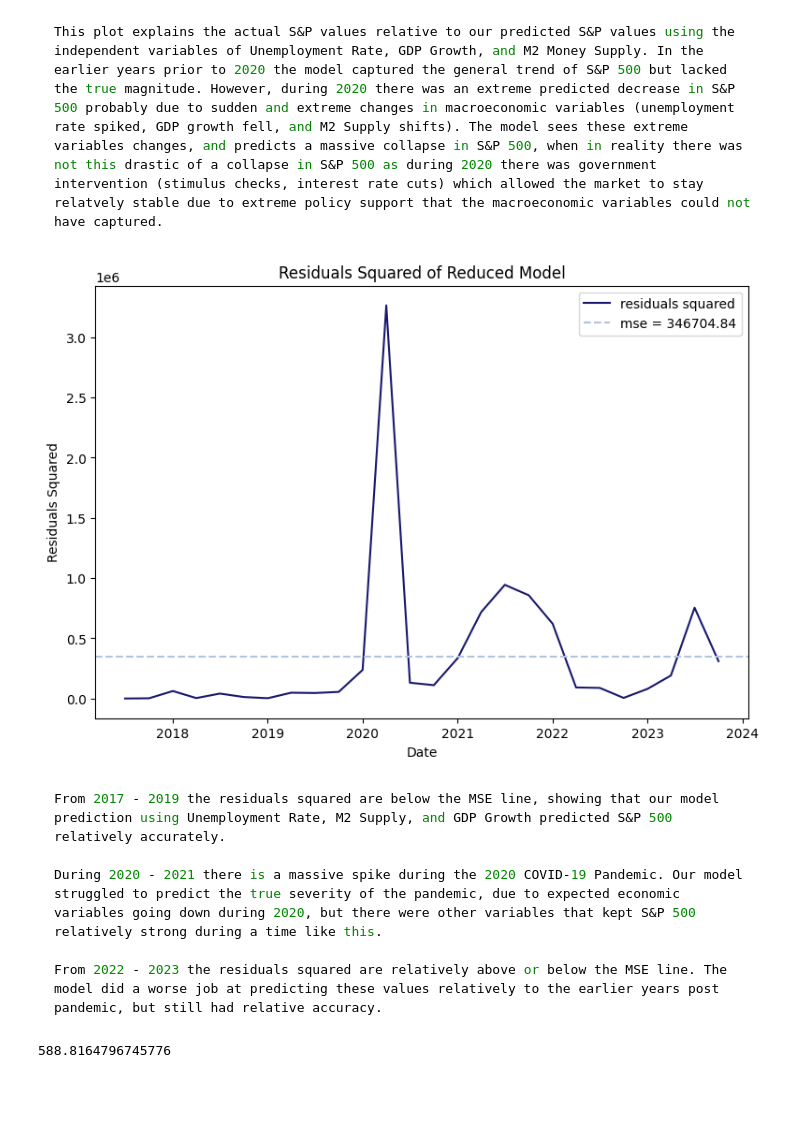
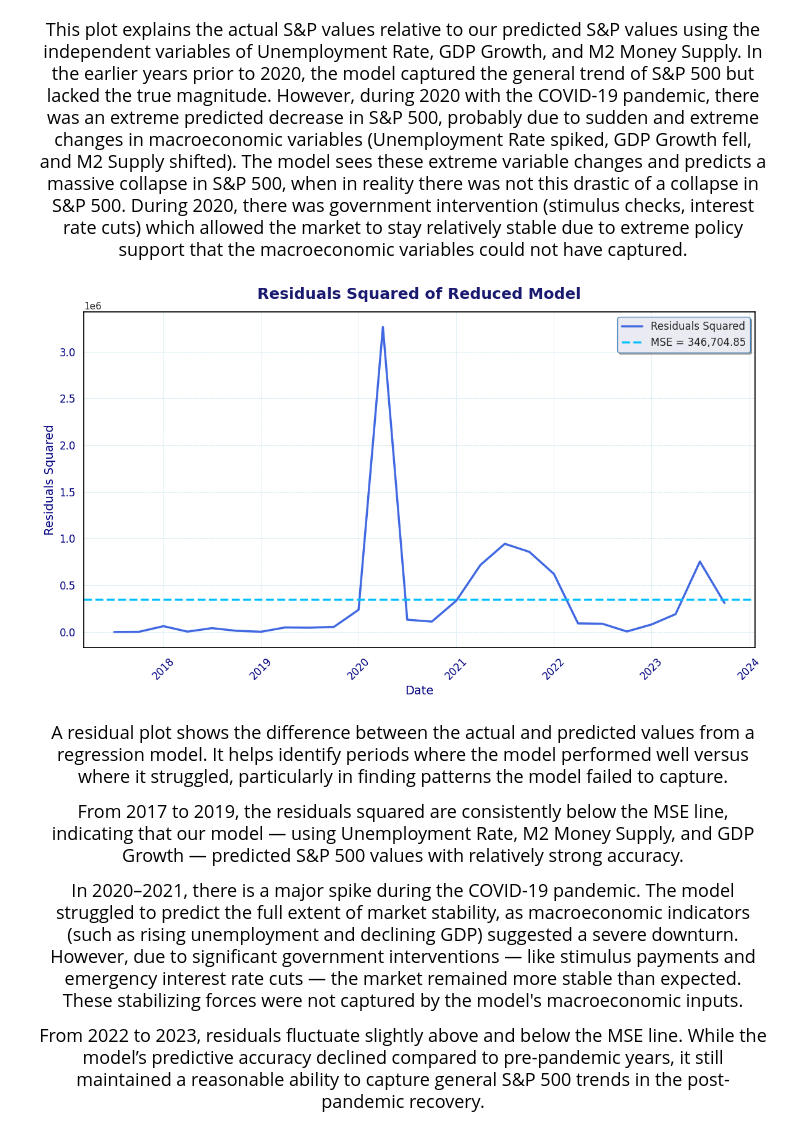
Before and after one commit to allarde2/Macroeconomic-Factors-Stock-Maket-Performance-CMSE-202-final-project-, a Jupyter notebook: multiple/S&P 500 Multiple.ipynb, the cells around one changed output. Cells and saved outputs as stored; diff of their text form; code cells hidden in the pictures; blank space fills up the shorter version.

Commit message:
Updated Multiple Linear Regression Background & SP 500 MLR

````diff
--- a/multiple/S&P 500 Multiple.ipynb
+++ b/multiple/S&P 500 Multiple.ipynb
@@ -166,32 +240,50 @@ plt.show()
 # %% [markdown]
-```bash
-This plot explains the actual S&P values relative to our predicted S&P values using the independent variables of Unemployment Rate, GDP Growth, and M2 Money Supply. In the earlier years prior to 2020 the model captured the general trend of S&P 500 but lacked the true magnitude. However, during 2020 there was an extreme predicted decrease in S&P 500 probably due to sudden and extreme changes in macroeconomic variables (unemployment rate spiked, GDP growth fell, and M2 Supply shifts). The model sees these extreme variables changes, and predicts a massive collapse in S&P 500, when in reality there was not this drastic of a collapse in S&P 500 as during 2020 there was government intervention (stimulus checks, interest rate cuts) which allowed the market to stay relatvely stable due to extreme policy support that the macroeconomic variables could not have captured.
-```
+<p style="font-family: 'Times New Roman'; font-size: 18px; text-align: center; color: black;">
+  This plot explains the actual S&P values relative to our predicted S&P values using the independent variables of Unemployment Rate, GDP Growth, and M2 Money Supply. In the earlier years prior to 2020, the model captured the general trend of S&P 500 but lacked the true magnitude. However, during 2020 with the COVID-19 pandemic, there was an extreme predicted decrease in S&P 500, probably due to sudden and extreme changes in macroeconomic variables (Unemployment Rate spiked, GDP Growth fell, and M2 Supply shifted). The model sees these extreme variable changes and predicts a massive collapse in S&P 500, when in reality there was not this drastic of a collapse in S&P 500. During 2020, there was government intervention (stimulus checks, interest rate cuts) which allowed the market to stay relatively stable due to extreme policy support that the macroeconomic variables could not have captured.
+</p>
 # %%
-# Residual Squared Plot
-y_test_series_reduced =  y_test.squeeze() # convert to series, to calculate residuals
-
+y_test_series_reduced = y_test.squeeze()
 residuals_squared_reduced = (y_test_series_reduced - y_pred_reduced) ** 2
 
-plt.figure(figsize = (9,6))
-plt.plot(dates, residuals_squared_reduced, color = 'midnightblue', label = 'residuals squared')
-plt.axhline(mse_reduced, color = 'lightsteelblue', label = 'mse = 346704.84', linestyle = '--')
-plt.xlabel('Date')
-plt.ylabel('Residuals Squared')
-plt.title('Residuals Squared of Reduced Model')
-plt.legend()
+# Consulted gen ai for plot aesthetics
+plt.figure(figsize = (12, 7))
+plt.plot(dates, residuals_squared_reduced, label = 'Residuals Squared', color = 'royalblue', linewidth = 2.5)
+plt.axhline(mse_reduced, label = f'MSE = {mse_reduced:,.2f}',
+            color = 'deepskyblue', linewidth = 2.5, linestyle = '--')
+
+plt.title('Residuals Squared of Reduced Model', fontsize = 18, fontweight = 'bold', pad = 15, color = 'midnightblue')
+plt.xlabel('Date', fontsize = 14, color = 'navy')
+plt.ylabel('Residuals Squared', fontsize = 14, color = 'navy')
+plt.xticks(rotation = 45, fontsize = 12, color = 'navy')
+plt.yticks(fontsize = 12, color = 'navy')
+plt.grid(visible = True, linestyle = '--', linewidth = 0.5, alpha = 0.7, color = 'lightblue')
+
+for spine in plt.gca().spines.values():
+    spine.set_visible(True)
+    spine.set_linewidth(1.25)
+    spine.set_color('black')
+
+
+plt.gca().set_facecolor('white')
+plt.legend(loc = 'upper right', fontsize = 12, frameon = True, shadow = True, edgecolor = 'steelblue')
+
+plt.tight_layout()
 plt.show()
 # %% [output]
-[figure, old version]
+[figure, new version]
 # %% [markdown]
-```bash
-From 2017 - 2019 the residuals squared are below the MSE line, showing that our model prediction using Unemployment Rate, M2 Supply, and GDP Growth predicted S&P 500 relatively accurately.
+<p style="font-family: 'Times New Roman'; font-size: 18px; text-align: center; color: black;">
+  A residual plot shows the difference between the actual and predicted values from a regression model. It helps identify periods where the model performed well versus where it struggled, particularly in finding patterns the model failed to capture.
+</p>
 
-During 2020 - 2021 there is a massive spike during the 2020 COVID-19 Pandemic. Our model struggled to predict the true severity of the pandemic, due to expected economic variables going down during 2020, but there were other variables that kept S&P 500 relatively strong during a time like this.
+<p style="font-family: 'Times New Roman'; font-size: 18px; text-align: center; color: black;">
+  From 2017 to 2019, the residuals squared are consistently below the MSE line, indicating that our model — using Unemployment Rate, M2 Money Supply, and GDP Growth — predicted S&P 500 values with relatively strong accuracy.
+</p>
 
-From 2022 - 2023 the residuals squared are relatively above or below the MSE line. The model did a worse job at predicting these values relatively to the earlier years post pandemic, but still had relative accuracy.
-```
+<p style="font-family: 'Times New Roman'; font-size: 18px; text-align: center; color: black;">
+  In 2020–2021, there is a major spike during the COVID-19 pandemic. The model struggled to predict the full extent of market stability, as macroeconomic indicators (such as rising unemployment and declining GDP) suggested a severe downturn. However, due to significant government interventions — like stimulus payments and emergency interest rate cuts — the market remained more stable than expected. These stabilizing forces were not captured by the model's macroeconomic inputs.
+</p>
+
+<p style="font-family: 'Times New Roman'; font-size: 18px; text-align: center; color: black;">
+  From 2022 to 2023, residuals fluctuate slightly above and below the MSE line. While the model’s predictive accuracy declined compared to pre-pandemic years, it still maintained a reasonable ability to capture general S&P 500 trends in the post-pandemic recovery.
+</p>
-# %%
-rmse_reduced
-# %% [output]
-588.8164796745776
````
Also changed, not shown: parts of 13 cells of this notebook.
